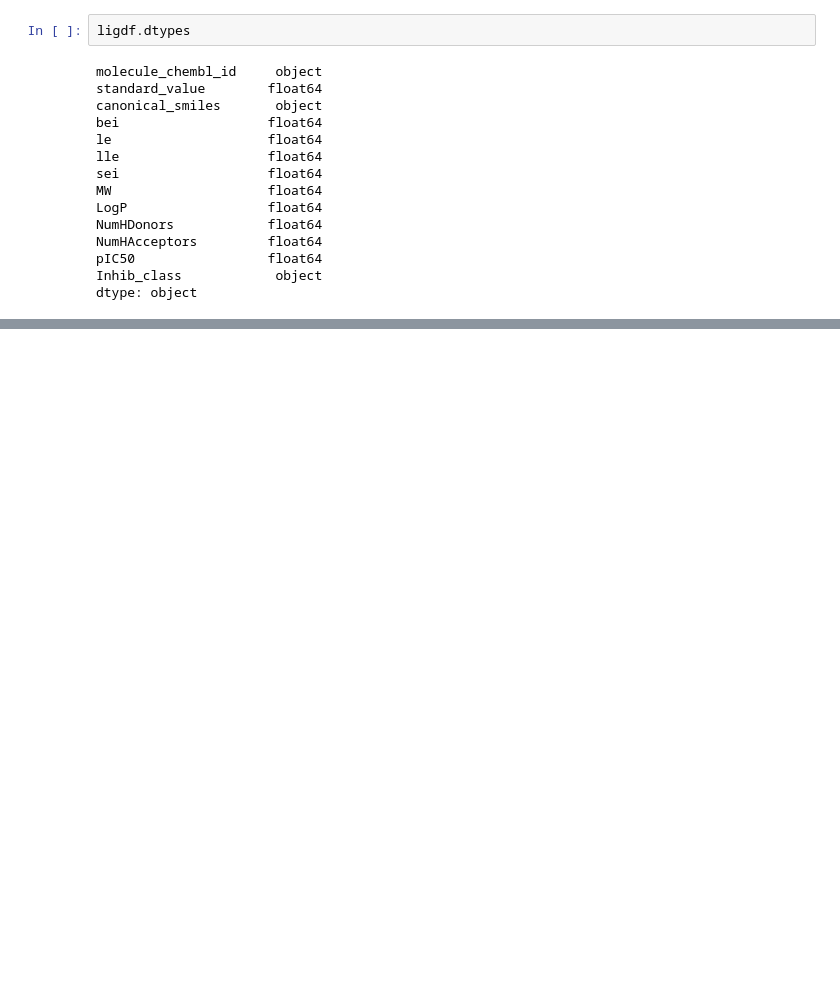
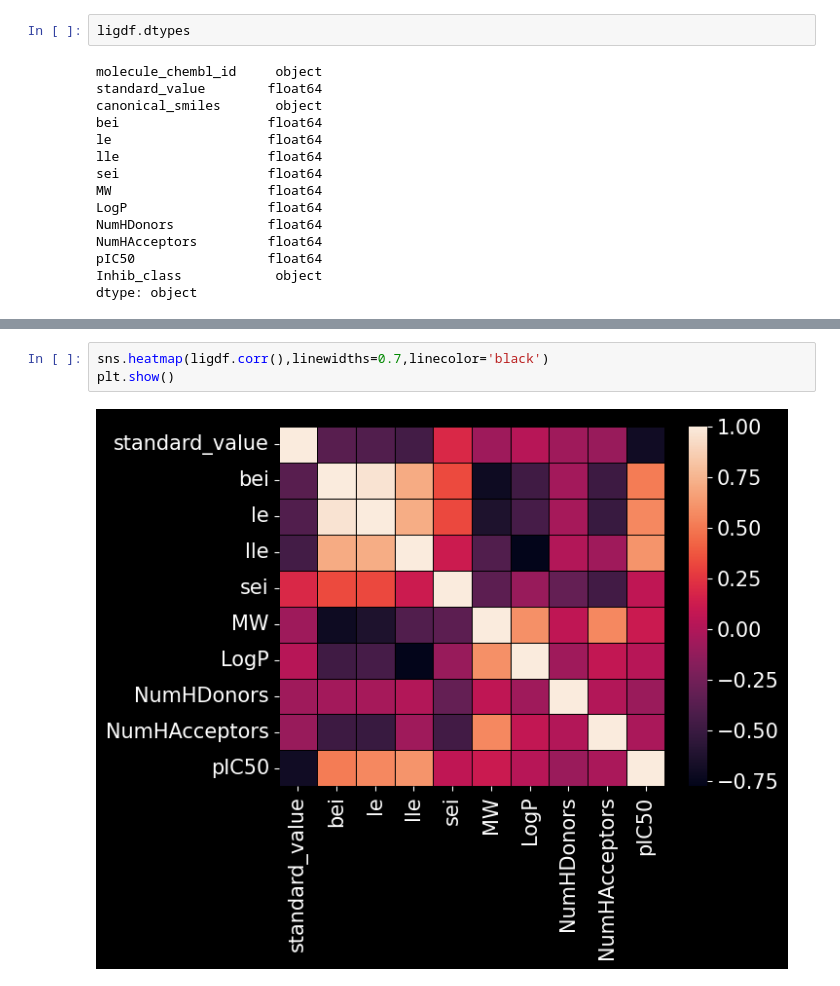
Before and after one commit to Diacod-I/BourneToKill, a Jupyter notebook: BioInfo.ipynb, the cells around one changed output, grey strips where cells are left out. Saved outputs shown, nothing was run; the diff lists cells and outputs as text; blank space fills up the shorter version.

```diff
--- a/BioInfo.ipynb
+++ b/BioInfo.ipynb
@@ -733,0 +759,5 @@ dtype: object
+# %%
+sns.heatmap(ligdf.corr(),linewidths=0.7,linecolor='black')
+plt.show()
+# %% [output]
+[figure, added]
```
Also changed, not shown: parts of 17 cells of this notebook.
